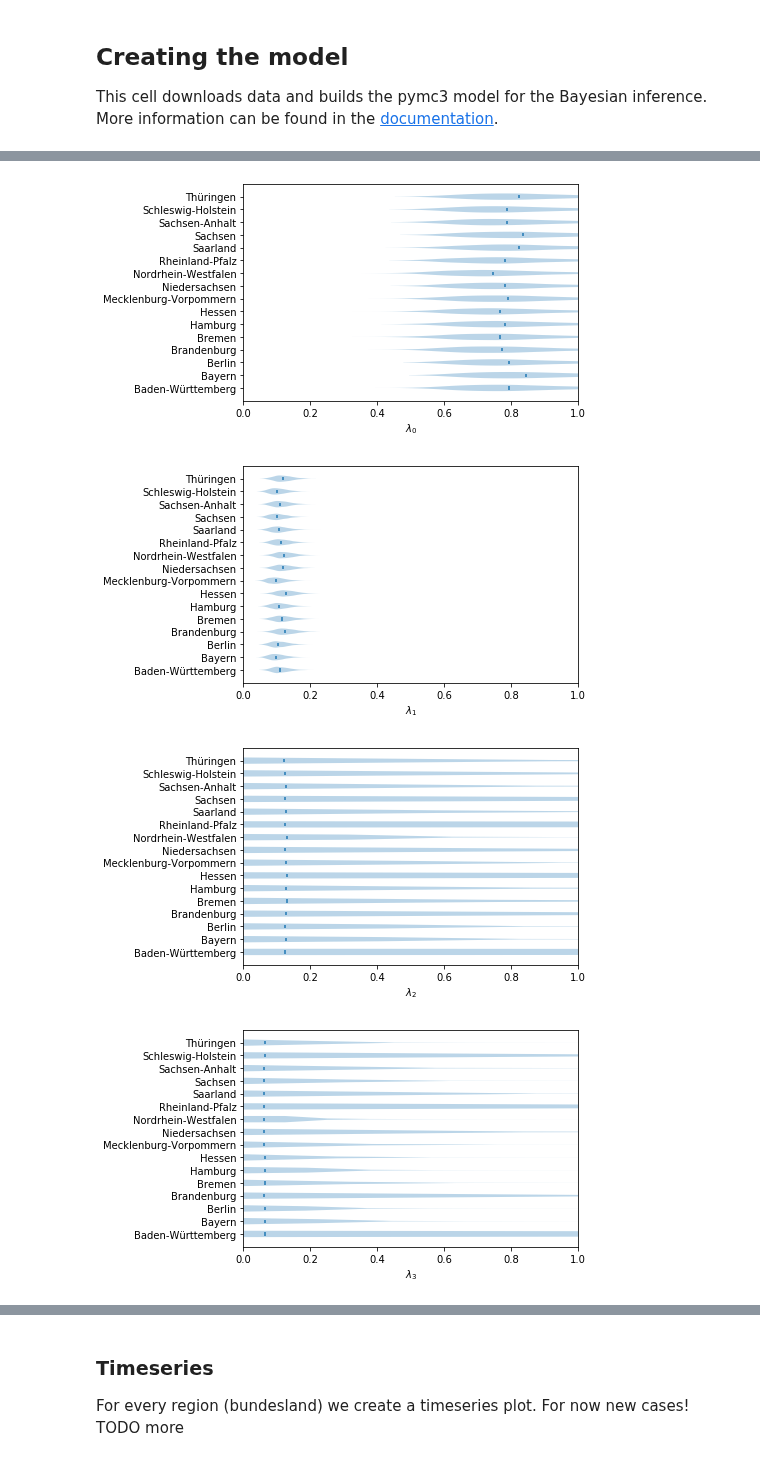
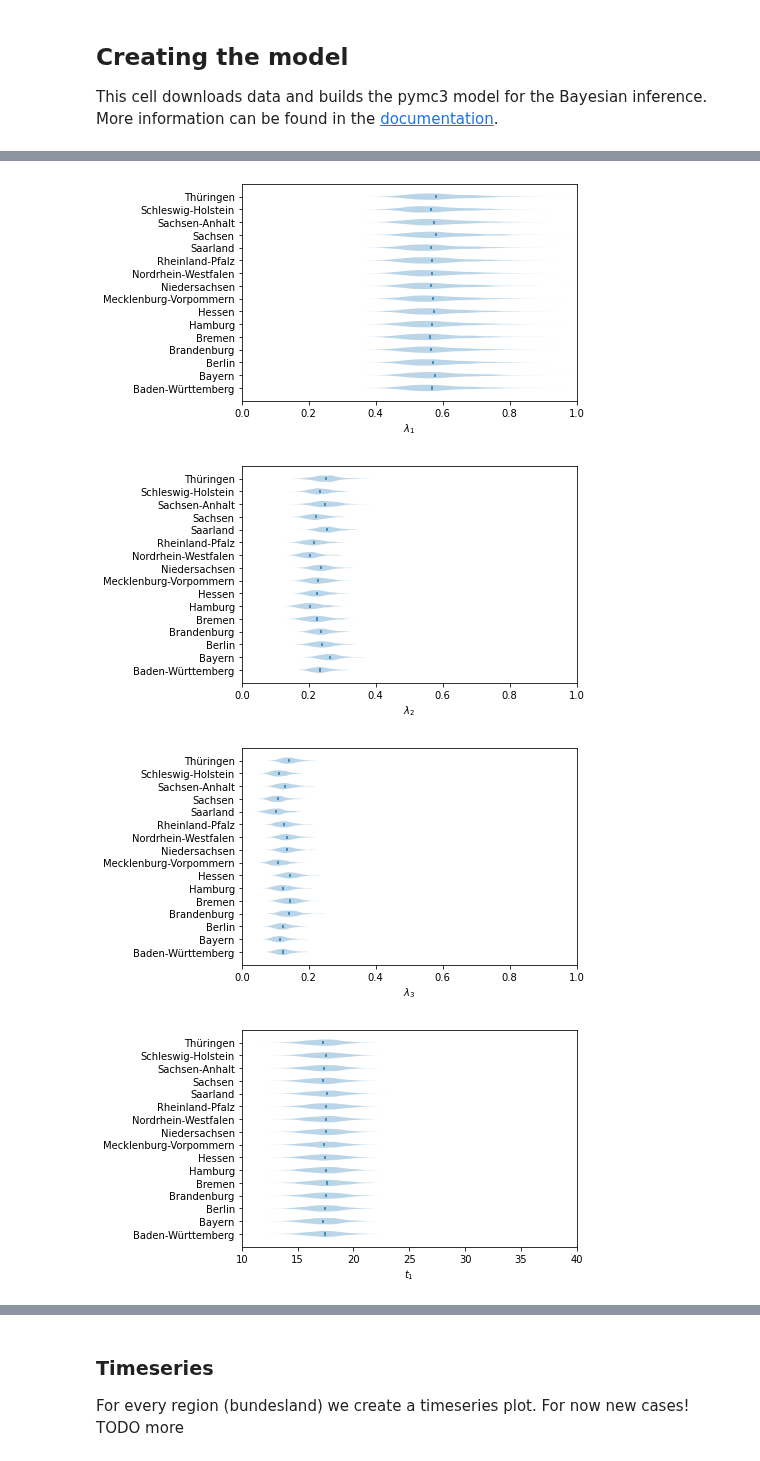
Before and after one commit to Priesemann-Group/covid19_inference, a Jupyter notebook: scripts/interactive/example_bundeslaender.ipynb, the cells around one changed output, grey strips where cells are left out. Cells and saved outputs as stored; diff of their text form; code cells hidden in the pictures.

```diff
--- a/scripts/interactive/example_bundeslaender.ipynb
+++ b/scripts/interactive/example_bundeslaender.ipynb
@@ -184,4 +183,4 @@ In particular, due to a bug in Theano, Windows users should set `cores=1`.
 The sampling can take a long time.
 # %%
-trace = pm.sample(model=this_model, tune=1000, draws=1000, init="advi+adapt_diag")
+idata = pm.sample(model=this_model, tune=1000, draws=1000, init="advi+adapt_diag",cores=4, chains=4)
 # %% [output]
@@ -219,7 +226,6 @@ The model uses a large number of parameters, and internally creates new versions
 # %%
 # Defines plotted variables, their names and plotting range
 var_names = {
-    "delay_hc_L2": {"name": "delay", "xlim": [0, 14]},
     "I_begin": {"name": r"$I_0$", "xlim": [0, 300]},
     "lambda_0_hc_L2": {"name": r"$\lambda_0$", "xlim": [0, 1]},
     "lambda_1_hc_L2": {"name": r"$\lambda_1$", "xlim": [0, 1]},
@@ -227,13 +233,14 @@ var_names = {
     "lambda_3_hc_L2": {"name": r"$\lambda_3$", "xlim": [0, 1]},
     "transient_day_1_hc_L2": {"name": r"$t_1$", "xlim": [10, 40]},
     "transient_day_2_hc_L2": {"name": r"$t_2$", "xlim": [10, 40]},
-    "transient_day_3_hc_L2": {"name": r"$t_3$", "xlim": [10, 40]},
+    "transient_day_3_hc_L2": {"name": r"$t_3$", "xlim": [30, 60]},
 }
 # %%
 # Plots violin plots
 for var_name in var_names.keys():
     f, ax = plt.subplots()
-    ax.violinplot(trace[var_name], showextrema=False, vert=False, showmedians=True)
+    posterior_samples = cov19.plot.utils.get_array_from_idata(idata,var_name)
+    ax.violinplot(posterior_samples, showextrema=False, vert=False, showmedians=True)
     ax.set_yticks(np.arange(1, 17))
     ax.set_yticklabels(df_bundeslaender.columns)
     ax.set_xlabel(var_names[var_name]["name"])
@@ -244,4 +251,4 @@ for var_name in var_names.keys():
-[figure, old version]
+[figure, new version]
-[figure, old version]
+[figure, new version]
-[figure, old version]
+[figure, new version]
-[figure, old version]
+[figure, new version]
```
Also changed, not shown: parts of 18 cells of this notebook, 40 other files.
